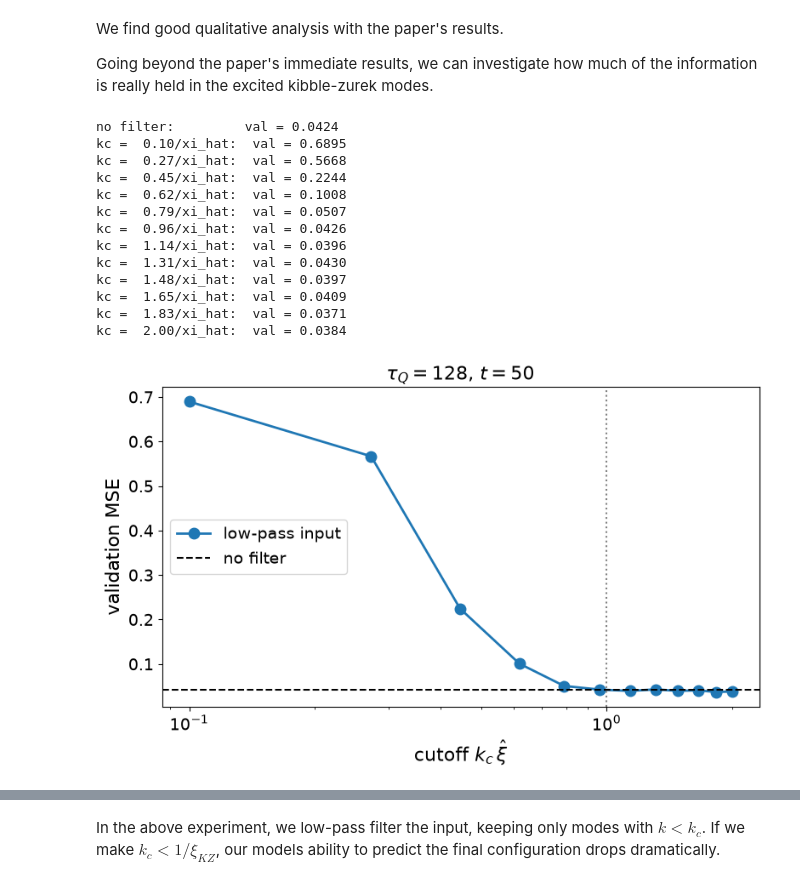
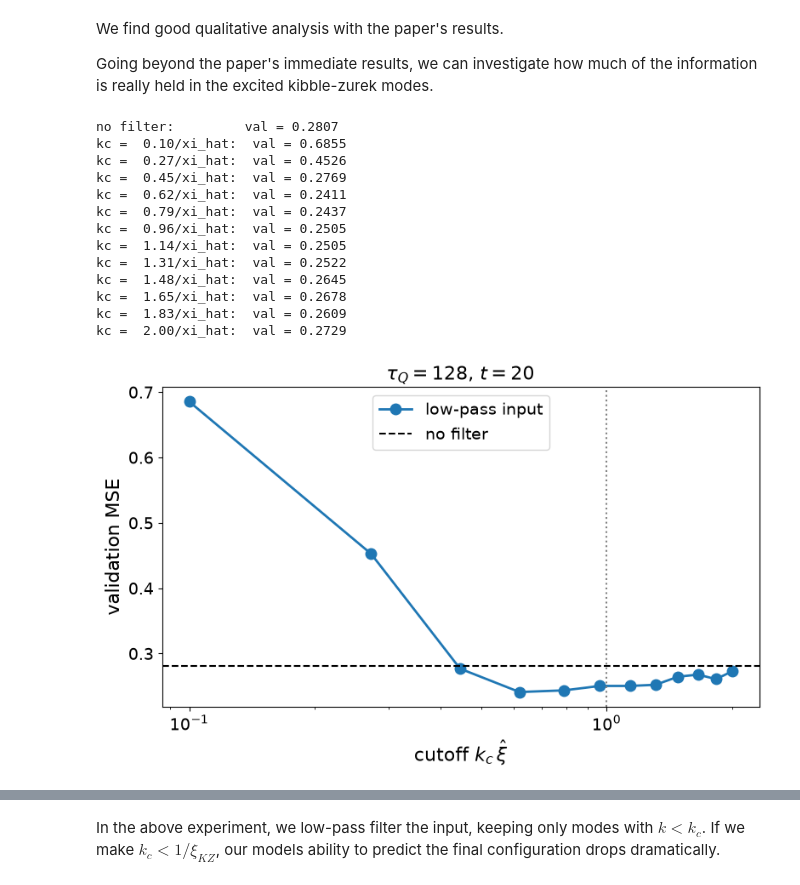
Before and after one commit to KristianMunnikhuis/MachineLearningKZ, a Jupyter notebook: notebooks/01_1d_replication.ipynb, the cells around one changed output, grey strips where cells are left out. Saved outputs shown, nothing was run; the diff lists cells and outputs as text; code cells hidden in the pictures.

```diff
--- a/notebooks/01_1d_replication.ipynb
+++ b/notebooks/01_1d_replication.ipynb
@@ -240,7 +309,7 @@ We find good qualitative analysis with the paper's results.
 Going beyond the paper's immediate results, we can investigate how much of the information is really held in the excited kibble-zurek modes.
 # %%
 # ---- inputs ----
-T_SAMPLE = 50
+T_SAMPLE = 20
 KC_MULT  = np.linspace(0.1,2,12)      # cutoffs in units of 1/xi_hat
 EPOCHS   = 60
 FONTSIZE = 16
@@ -258,44 +327,44 @@ h = m.fit(X, Y, epochs=EPOCHS, batch_size=10, validation_split=0.2, verbose=0)
 val_full = h.history["val_loss"][-1]
 print(f"no filter:         val = {val_full:.4f}")
 
 # ---- train on low-pass filtered input: keep only modes with k < kc ----
 val = []
 for mult in KC_MULT:
     F = np.fft.rfft(X, axis=-1)
     F[..., k > mult * k_hat] = 0
     Xf = np.fft.irfft(F, n=X.shape[-1], axis=-1).astype("float32")
 
     m = build_model()
     h = m.fit(Xf, Y, epochs=EPOCHS, batch_size=10, validation_split=0.2, verbose=0)
     val.append(h.history["val_loss"][-1])
     print(f"kc = {mult:5.2f}/xi_hat:  val = {val[-1]:.4f}")
 
 # ---- plot ----
 plt.figure(figsize=(8, 5))
 plt.plot(KC_MULT, val, "o-", ms=9, lw=2, label="low-pass input")
 plt.axhline(val_full, color="k", ls="--", lw=1.5, label="no filter")
 plt.axvline(1, color="grey", ls=":", lw=1.5)
 plt.xscale("log")
 plt.xlabel(r"cutoff $k_c \, \hat\xi$", fontsize=FONTSIZE)
 plt.ylabel("validation MSE", fontsize=FONTSIZE)
 plt.title(rf"$\tau_Q = {TAU}$, $t = {T_SAMPLE}$", fontsize=FONTSIZE)
 plt.tick_params(labelsize=FONTSIZE - 2)
 plt.legend(fontsize=FONTSIZE - 2)
 plt.tight_layout()
 plt.savefig("../figures/1d/lowpass_training.png",dpi=500)
 plt.show()
 # %% [output]
-no filter:         val = 0.0424
-kc =  0.10/xi_hat:  val = 0.6895
-kc =  0.27/xi_hat:  val = 0.5668
-kc =  0.45/xi_hat:  val = 0.2244
-kc =  0.62/xi_hat:  val = 0.1008
-kc =  0.79/xi_hat:  val = 0.0507
-kc =  0.96/xi_hat:  val = 0.0426
-kc =  1.14/xi_hat:  val = 0.0396
-kc =  1.31/xi_hat:  val = 0.0430
-kc =  1.48/xi_hat:  val = 0.0397
-kc =  1.65/xi_hat:  val = 0.0409
-kc =  1.83/xi_hat:  val = 0.0371
-kc =  2.00/xi_hat:  val = 0.0384
+no filter:         val = 0.2807
+kc =  0.10/xi_hat:  val = 0.6855
+kc =  0.27/xi_hat:  val = 0.4526
+kc =  0.45/xi_hat:  val = 0.2769
+kc =  0.62/xi_hat:  val = 0.2411
+kc =  0.79/xi_hat:  val = 0.2437
+kc =  0.96/xi_hat:  val = 0.2505
+kc =  1.14/xi_hat:  val = 0.2505
+kc =  1.31/xi_hat:  val = 0.2522
+kc =  1.48/xi_hat:  val = 0.2645
+kc =  1.65/xi_hat:  val = 0.2678
+kc =  1.83/xi_hat:  val = 0.2609
+kc =  2.00/xi_hat:  val = 0.2729
-[figure, old version]
+[figure, new version]
```
Also changed, not shown: parts of 11 cells of this notebook, 4 other files.
